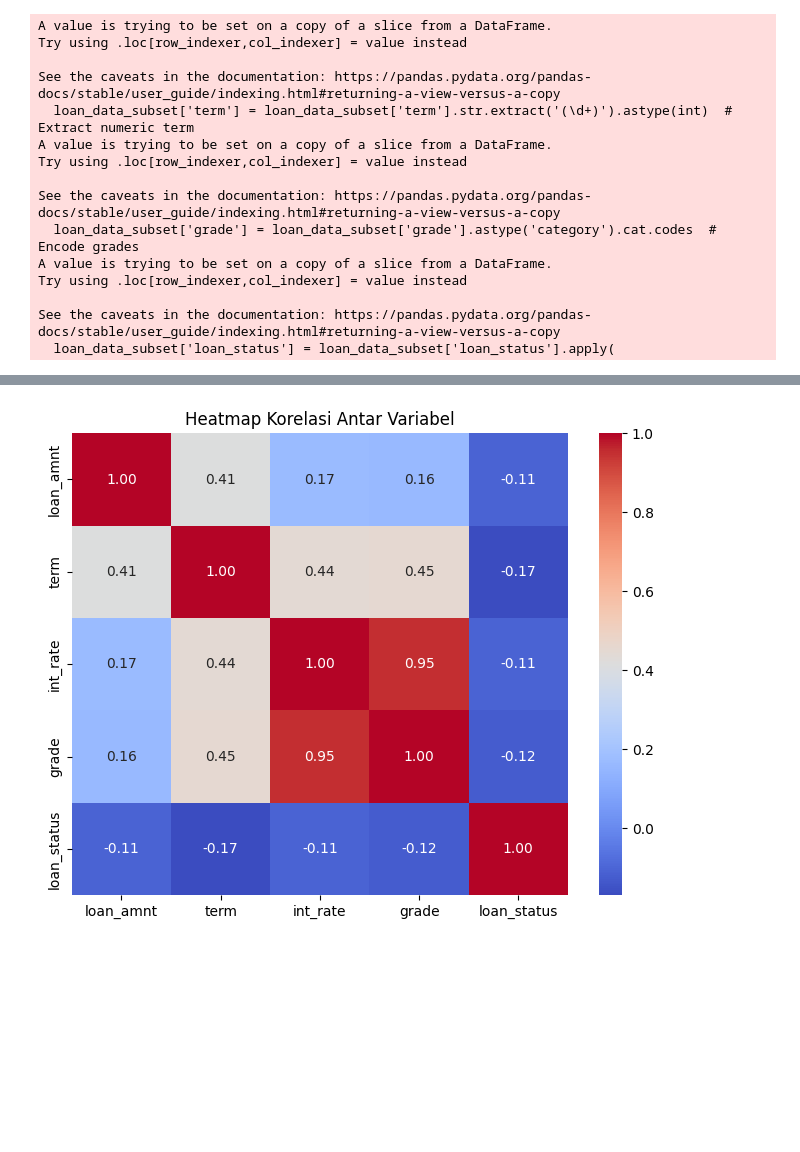
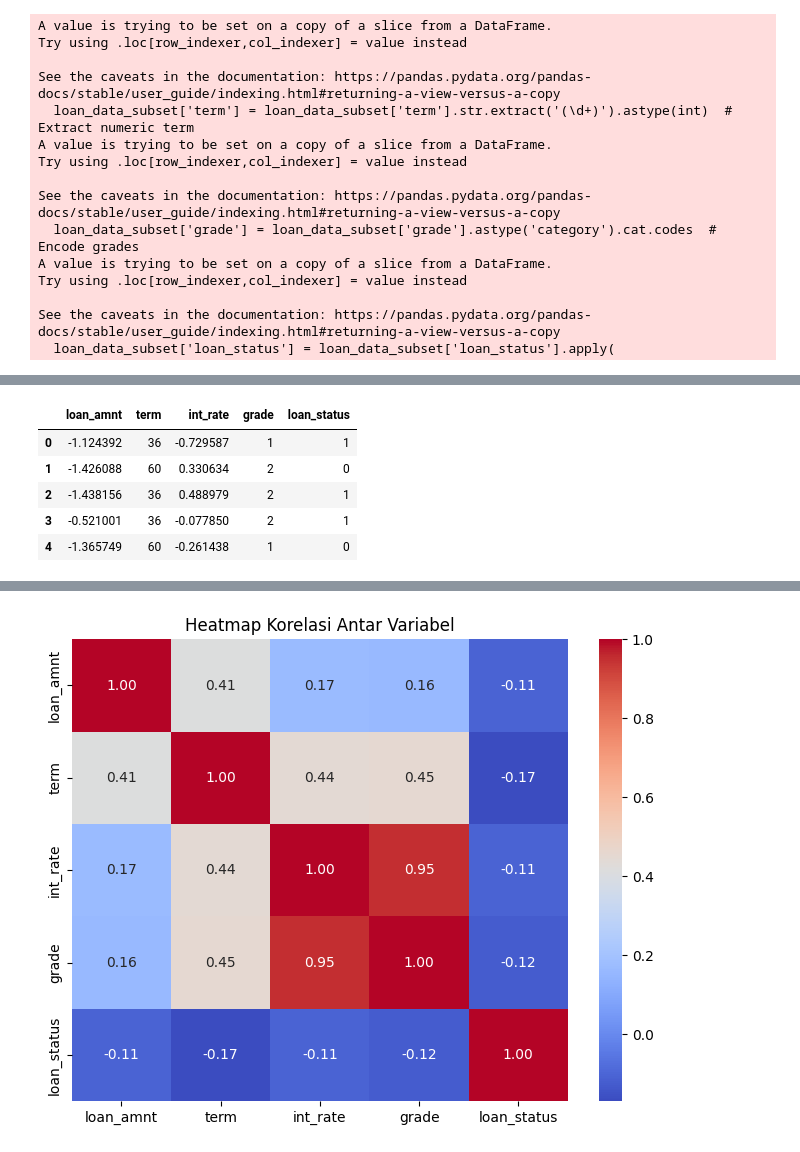
Before and after one commit to luckedenn/loanCorrelation, a Jupyter notebook: rakamin.ipynb, the cells around one changed output, grey strips where cells are left out. Cells and saved outputs as stored; diff of their text form; code cells hidden in the pictures; blank space fills up the shorter version.

```diff
--- a/rakamin.ipynb
+++ b/rakamin.ipynb
@@ -69,3 +96,12 @@ See the caveats in the documentation: https://pandas.pydata.org/pandas-docs/stab
+# %%
+loan_data_subset.head()
+# %% [output]
+|  | loan_amnt | term | int_rate | grade | loan_status |
+| 0 | -1.124392 | 36 | -0.729587 | 1 | 1 |
+| 1 | -1.426088 | 60 | 0.330634 | 2 | 0 |
+| 2 | -1.438156 | 36 | 0.488979 | 2 | 1 |
+| 3 | -0.521001 | 36 | -0.077850 | 2 | 1 |
+| 4 | -1.365749 | 60 | -0.261438 | 1 | 0 |
 # %%
 # 1. Histogram dan Boxplot untuk distribusi data
 plt.figure(figsize=(12, 6))
```
Also changed, not shown: parts of 9 cells of this notebook.
